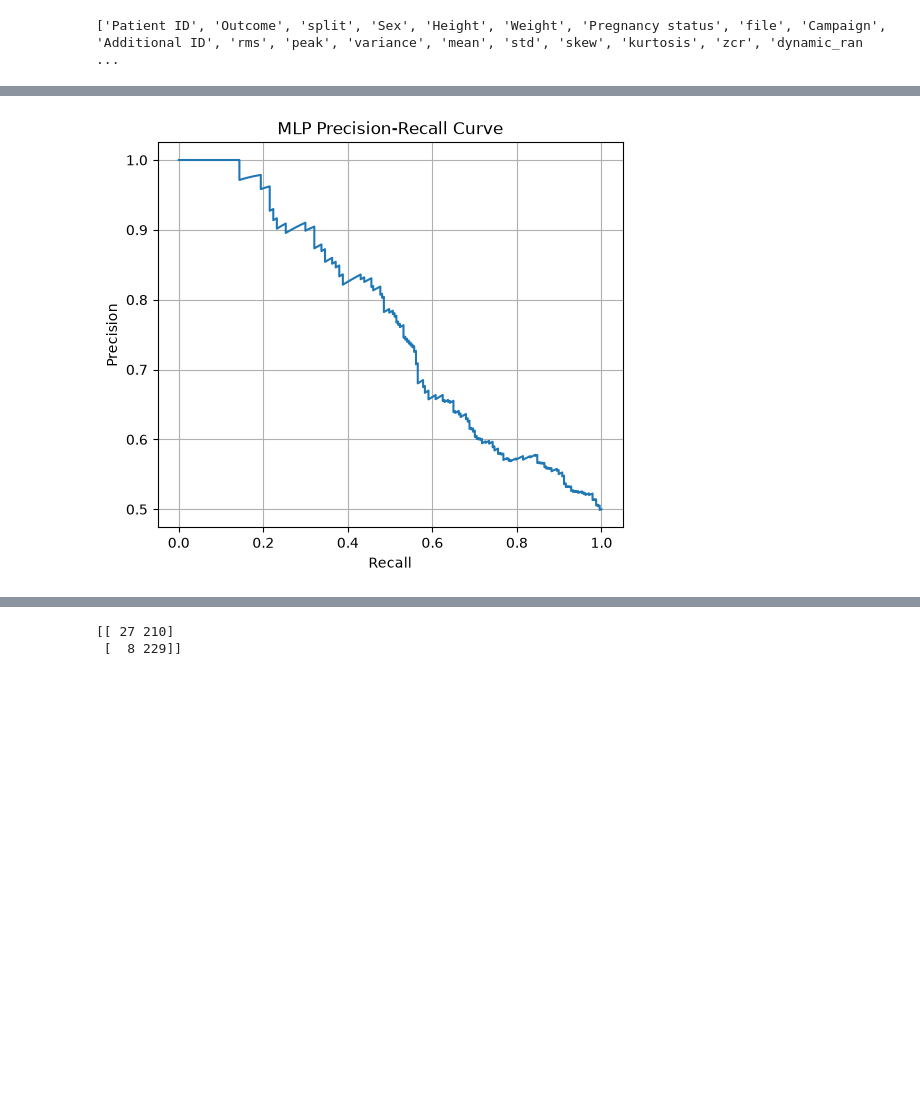
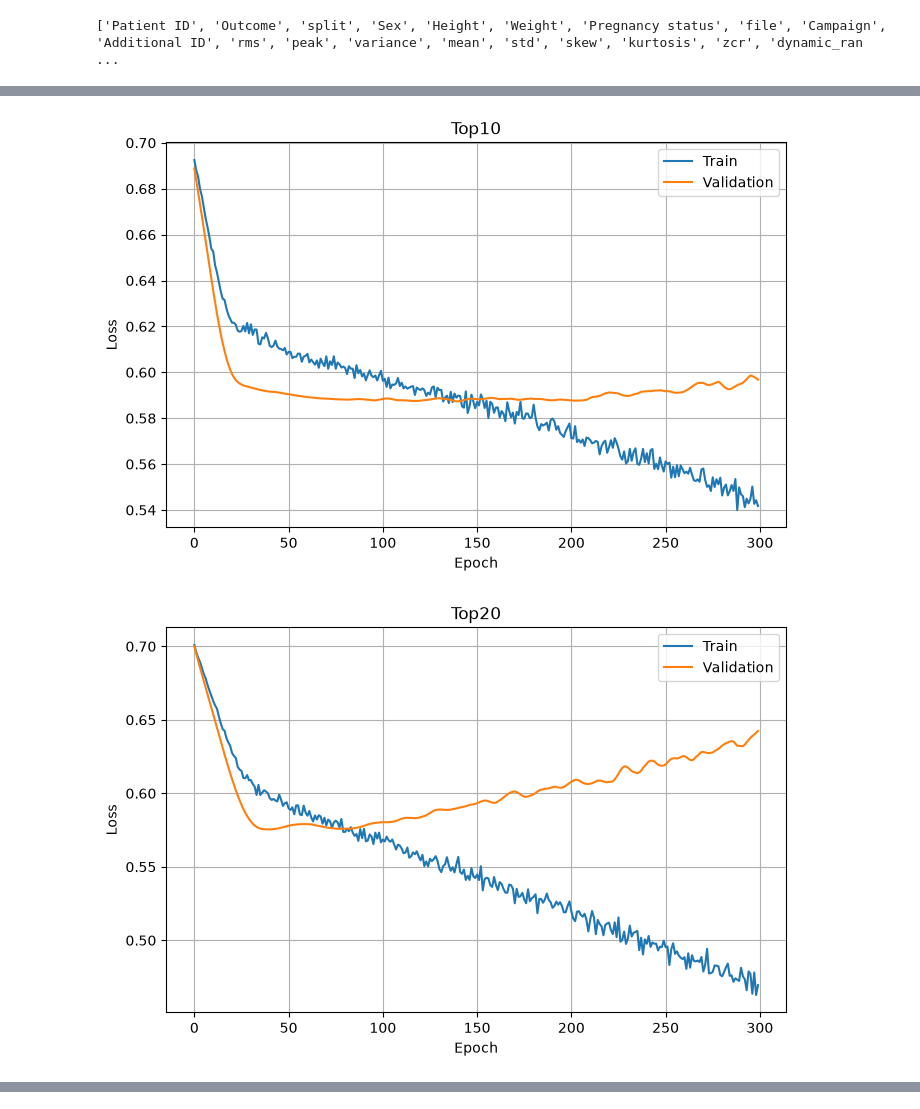
Before and after one commit to Malekos74/CaCOM-HeartWISE, a Jupyter notebook: src/models/deep_learning/mlp.ipynb, the cells around one changed output, grey strips where cells are left out. Drawn from its saved outputs; the diff is of its cells as text; code cells hidden in the pictures; blank space fills up the shorter version.

```diff
--- a/src/models/deep_learning/mlp.ipynb
+++ b/src/models/deep_learning/mlp.ipynb
@@ -102,0 +62,10 @@ print(X_train.shape, y_train.shape)
+# %%
+# Keep feature names
+
+X_train_df = train_df.drop(columns=drop_cols).copy()
+X_val_df = val_df.drop(columns=drop_cols).copy()
+X_test_df = test_df.drop(columns=drop_cols).copy()
+
+feature_names = X_train_df.columns.tolist()
+
+print(f"Number of features: {len(feature_names)}")
@@ -170,5 +302 @@ class MLP(nn.Module):
         return self.net(x)
-# %%
-n_features = X_train.shape[1]
-
-model = MLP(n_features)
@@ -251,2 +387,0 @@ Epoch 290 | Train Loss 0.1262 | Val Loss 1.0867
-# %%
-model.load_state_dict(best_state)
@@ -341,22 +611,31 @@ F2 Score  : 0.826
 # %%
-from sklearn.metrics import precision_recall_curve
+# Plot losses
+
 import matplotlib.pyplot as plt
 
-precision_curve, recall_curve, _ = (
-    precision_recall_curve(
-        y_test,
-        test_probs
+for name, result in results.items():
+
+    plt.figure(figsize=(8,5))
+
+    plt.plot(
+        result["train_losses"],
+        label="Train"
     )
-)
 
-plt.figure(figsize=(6, 5))
-plt.plot(recall_curve, precision_curve)
+    plt.plot(
+        result["val_losses"],
+        label="Validation"
+    )
 
-plt.xlabel("Recall")
-plt.ylabel("Precision")
-plt.title("MLP Precision-Recall Curve")
-plt.grid(True)
+    plt.title(name)
 
-plt.show()
+    plt.xlabel("Epoch")
+    plt.ylabel("Loss")
+
+    plt.legend()
+    plt.grid(True)
+
+    plt.show()
 # %% [output]
-[figure, old version]
+[figure, new version]
+[figure, added]
@@ -363,11 +644,0 @@ plt.show()
-# %%
-cm = confusion_matrix(
-    y_test,
-    test_preds
-)
-
-print()
-print(cm)
-# %% [output]
-[[ 27 210]
- [  8 229]]
```
Also changed, not shown: parts of 18 cells of this notebook.
